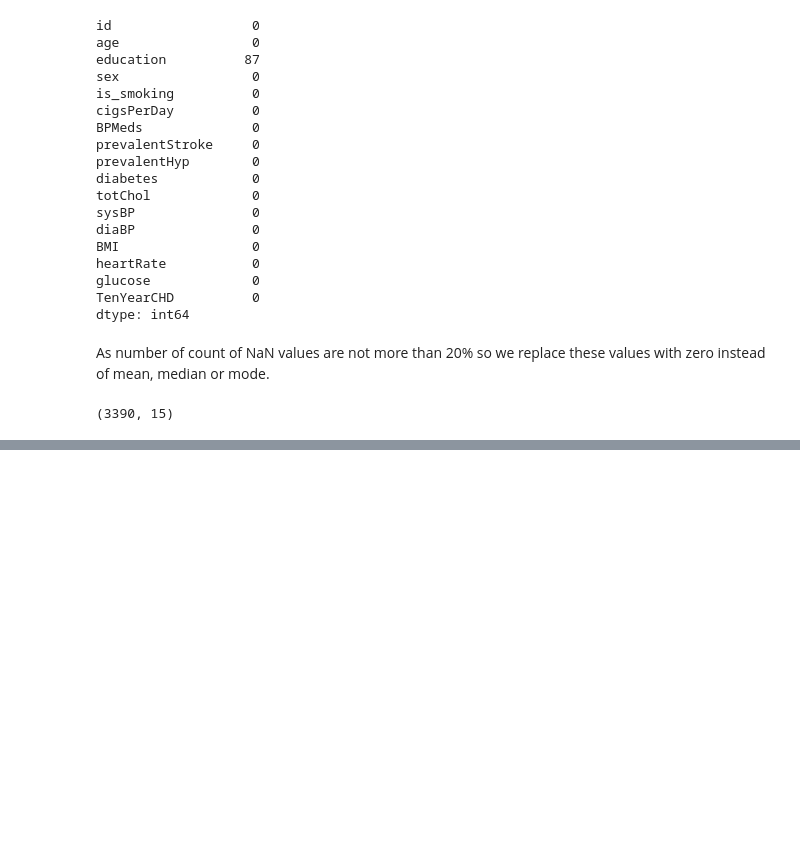
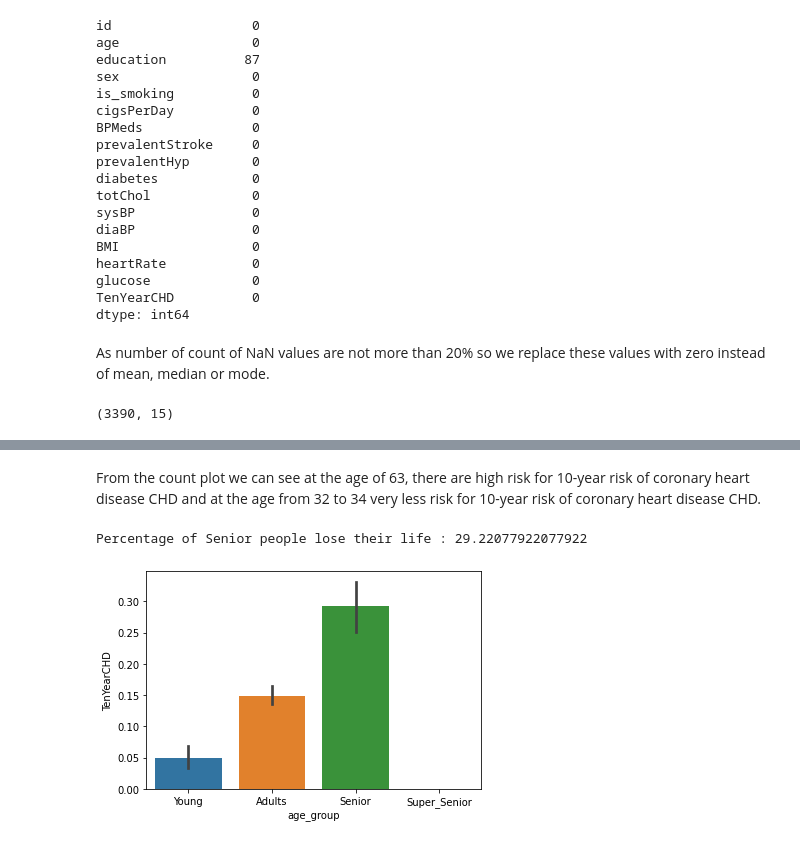
Before and after one commit to pmgumble/Cardiovascular-Risk-Prediction, a Jupyter notebook: Pratik_M_Gumble_Cardiovascular_Risk_Prediction.ipynb, the cells around one changed output, grey strips where cells are left out. Cells and saved outputs as stored; diff of their text form; code cells hidden in the pictures; blank space fills up the shorter version.

```diff
--- a/Pratik_M_Gumble_Cardiovascular_Risk_Prediction.ipynb
+++ b/Pratik_M_Gumble_Cardiovascular_Risk_Prediction.ipynb
@@ -216,0 +292,15 @@ dataset.describe(include='all')
+# %% [markdown]
+From the count plot we can see at the age of 63, there are high risk for 10-year risk of coronary heart disease CHD and at the age from 32 to 34 very less risk for 10-year risk of coronary heart disease CHD.
+# %%
+bins = [20,40,60, 80, np.nan]
+labels = ['Young','Adults', 'Senior', 'Super_Senior']
+
+dataset['age_group'] = pd.cut(dataset['age'], bins=bins, labels=labels)
+
+print('Percentage of Senior people lose their life :', dataset['TenYearCHD'][dataset['age_group']=='Senior'].value_counts(normalize=True)[1]*100)
+
+sns.barplot(x='age_group', y='TenYearCHD', data=dataset)
+plt.show()
+# %% [output]
+Percentage of Senior people lose their life : 29.22077922077922
+[figure, added]
```
Also changed, not shown: parts of 35 cells of this notebook.
